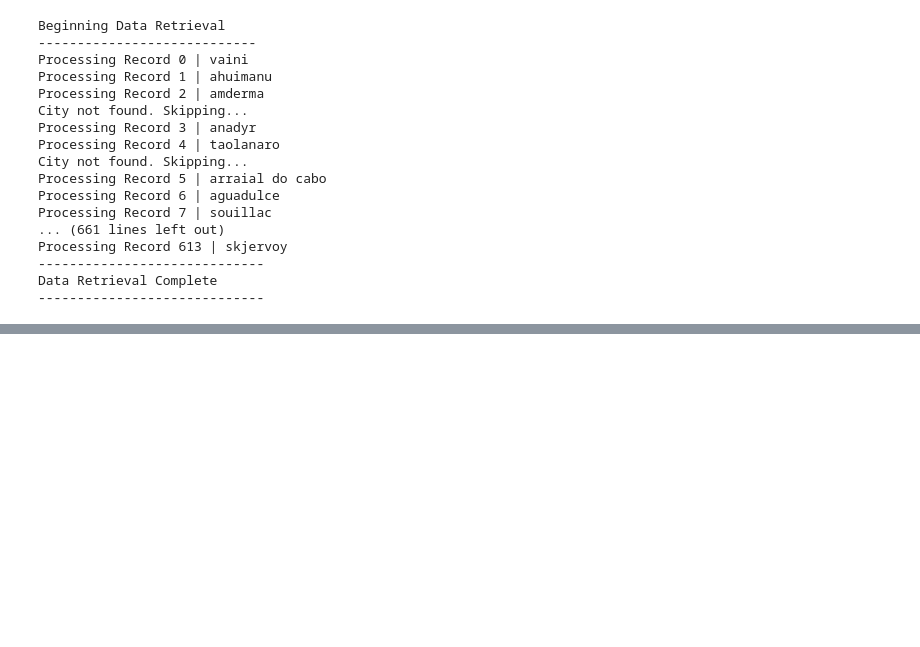
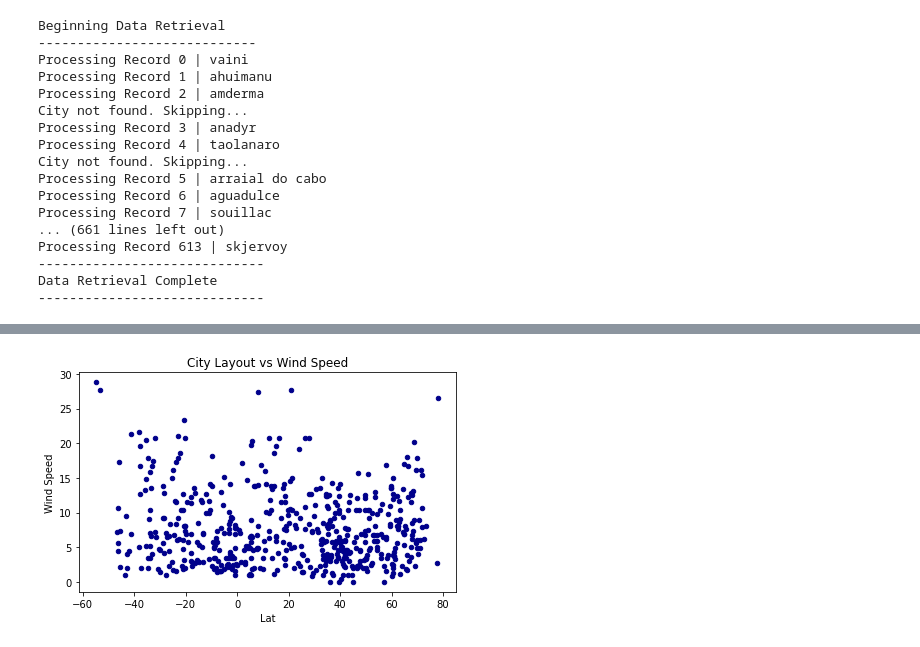
Before and after one commit to WayneJ2/python-api-challenge, a Jupyter notebook: WeatherPy/WeatherPyCode.ipynb, the cells around one changed output, grey strips where cells are left out. Saved outputs shown, nothing was run; the diff lists cells and outputs as text; code cells hidden in the pictures; blank space fills up the shorter version.

```diff
--- a/WeatherPy/WeatherPyCode.ipynb
+++ b/WeatherPy/WeatherPyCode.ipynb
@@ -134,0 +179,8 @@ KeyError: ('Lat', 'Lng')
+# %%
+# Wind Speed vs Lat Scatter
+cleanCityLH_df.plot.scatter(x="Lat", y="Wind Speed", c="DarkBlue")
+plt.title("City Layout vs Wind Speed")
+plt.tight_layout()
+plt.show()
+# %% [output]
+[figure, added]
```
Also changed, not shown: parts of 16 cells of this notebook.
